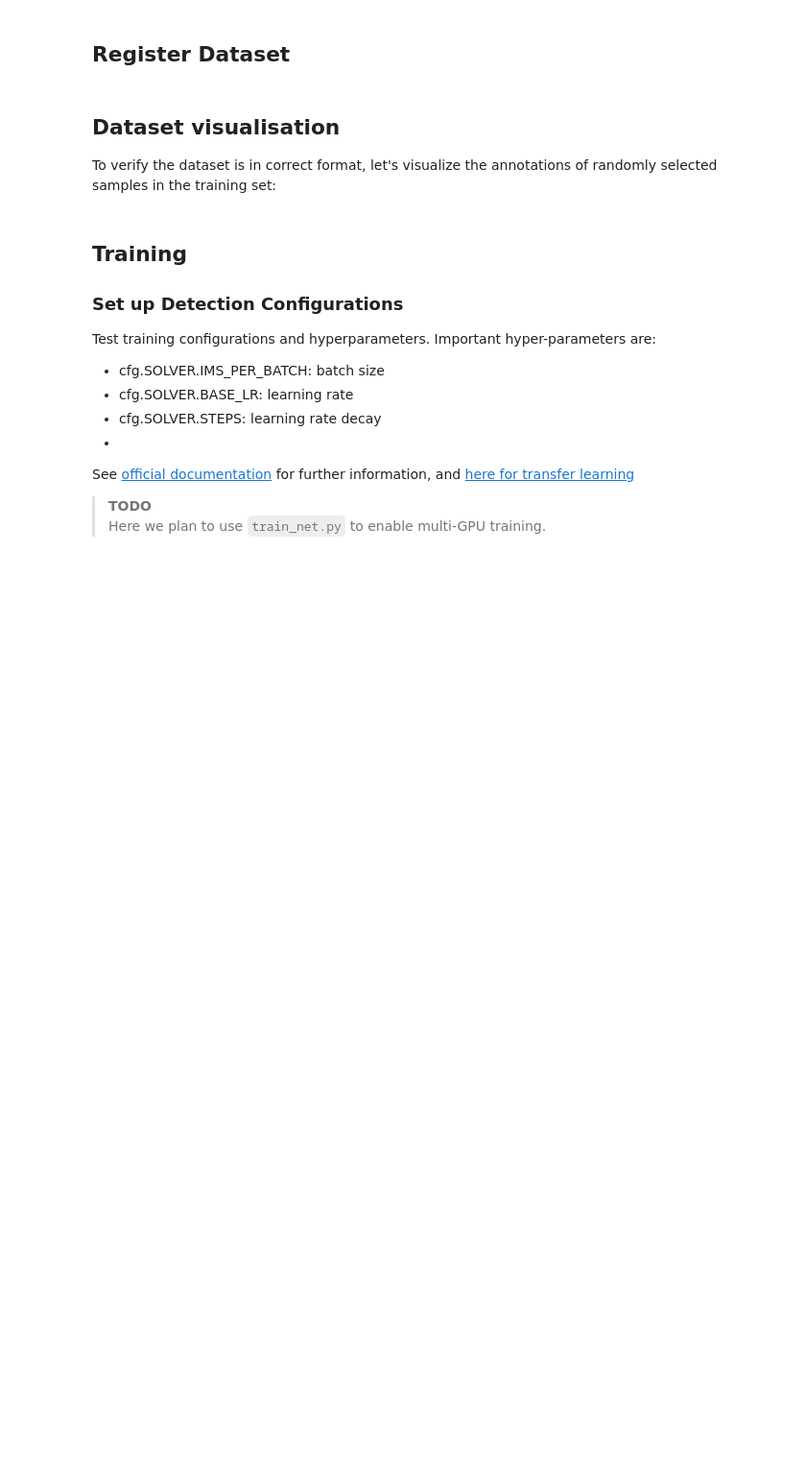
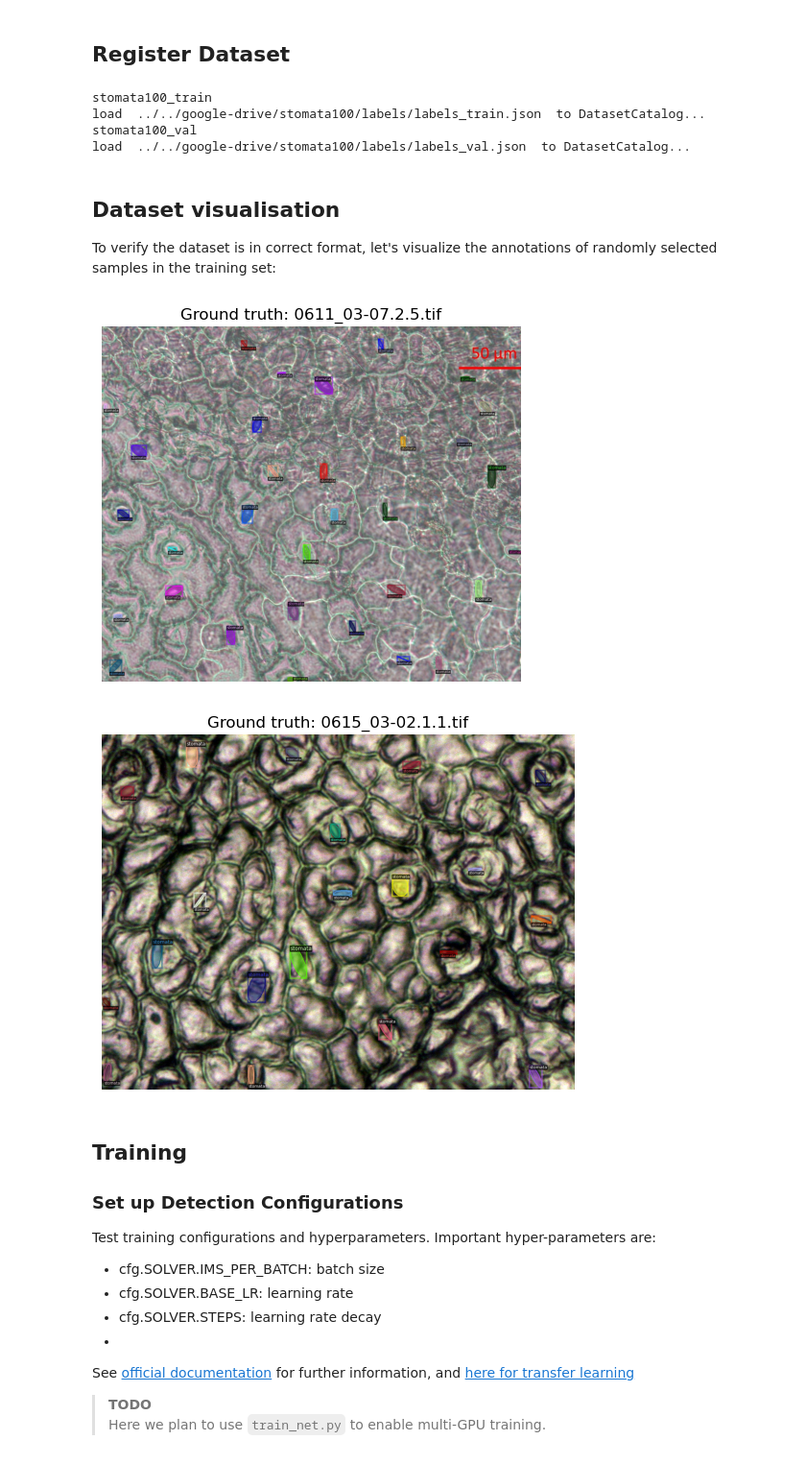
Before and after one commit to instill-ai/detectron2, a Jupyter notebook: abrc/stomata_train.ipynb, the cells around one changed output. Shown at 96% size. Drawn from its saved outputs; the diff is of its cells as text; code cells hidden in the pictures; blank space fills up the shorter version.

```diff
--- a/abrc/stomata_train.ipynb
+++ b/abrc/stomata_train.ipynb
@@ -33,12 +33,12 @@ dataset_name = "stomata100" # name of the dataset
 output_folder = "./output" # folder where to output training and validation results.
 class_name = "stomata"  # name for the class in instance segmentation
 seed_num = 28825252
-print_example = False  # switch if to print out exmaple images in the training set.
+print_example = True  # switch if to print out exmaple images in the training set.
 
 # Initialise Variables
 label_filenames = {}
 for d in ["train", "val"]:
-    label_filenames[d] = os.path.join(dataset_path, dataset_name, "labels", "labels_{d}.json")
+    label_filenames[d] = os.path.join(dataset_path, dataset_name, "labels", f"labels_{d}.json")
 
 #####################
 # REGISTER DATASETS #
@@ -54,6 +54,7 @@ for d in ["train", "val"]:
 
 for d in ["train", "val"]:
     catelog_name = f"{dataset_name}_{d}"
+    print(catelog_name)
     if catelog_name in DatasetCatalog:
         DatasetCatalog.remove(catelog_name)
     if catelog_name in MetadataCatalog:
@@ -64,6 +65,11 @@ for d in ["train", "val"]:
     MetadataCatalog.get(catelog_name).set(thing_classes=[class_name])
 
 stomata_metadata = MetadataCatalog.get(f"{dataset_name}_train")
+# %% [output]
+stomata100_train
+load  ../../google-drive/stomata100/labels/labels_train.json  to DatasetCatalog...
+stomata100_val
+load  ../../google-drive/stomata100/labels/labels_val.json  to DatasetCatalog...
 # %% [markdown]
 ## Dataset visualisation
 
@@ -71,19 +77,22 @@ To verify the dataset is in correct format, let's visualize the annotations of r
 # %%
 my_dataset_train_metadata = MetadataCatalog.get(dataset_name + "_train")
 dataset_dicts = DatasetCatalog.get(dataset_name + "_train")
 
 # Draw annotated examples from training data.
 if print_example:
-    num_example = 4
+    num_example = 2
     for d in random.sample(dataset_dicts, num_example):
         img = cv2.imread(d["file_name"])
         visualizer = Visualizer(img[:, :, ::-1], metadata=my_dataset_train_metadata, scale=1)
         out = visualizer.draw_dataset_dict(d)
 
         plt.figure()
         plt.imshow(out.get_image())
         plt.axis('off')
         plt.title("Ground truth: {}".format(os.path.basename(d["file_name"])))
+# %% [output]
+[figure, added]
+[figure, added]
 # %% [markdown]
 ## Training
 
```
Also changed, not shown: 5 other files.
